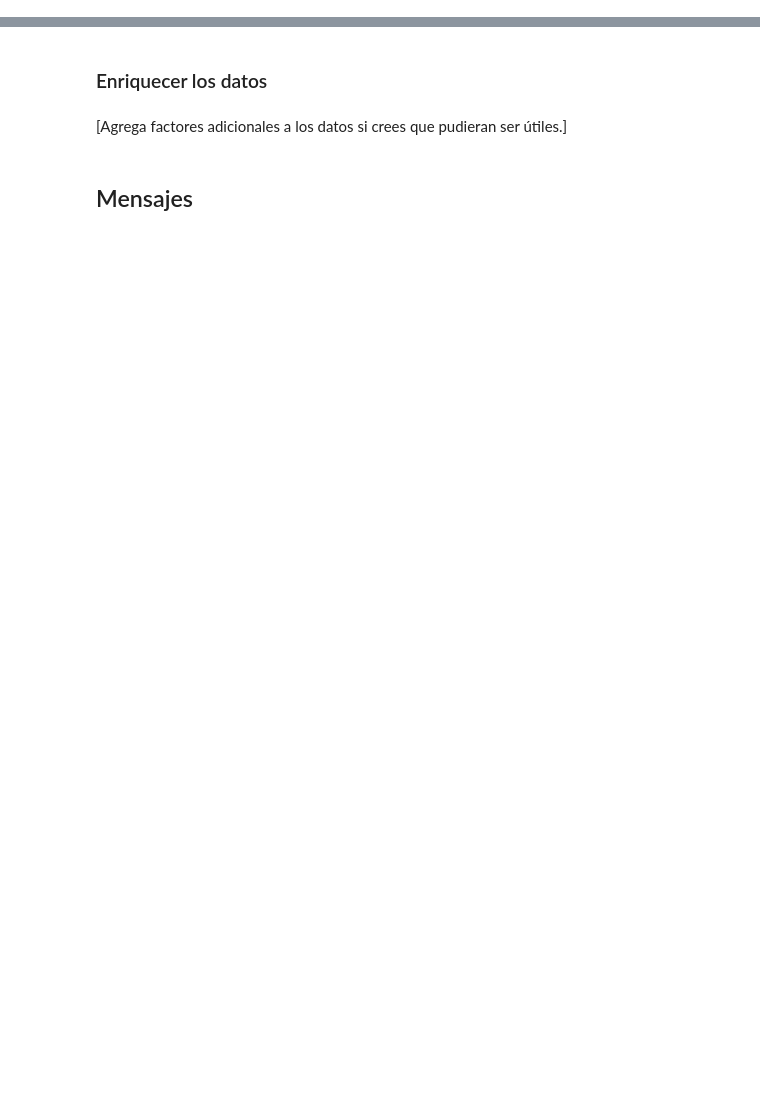
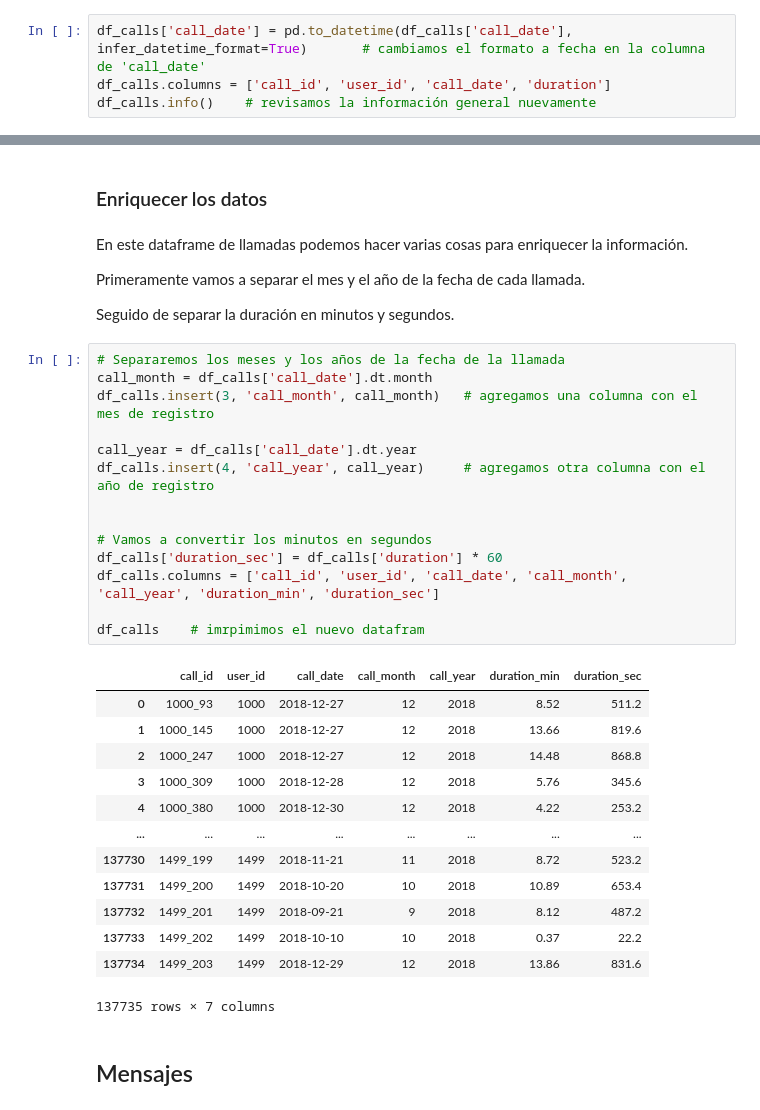
Before and after one commit to aldotoms/Proyectos-Finales-Github, a Jupyter notebook: Proyecto_SP5_V1.0.ipynb, the cells around one changed output, grey strips where cells are left out. Drawn from its saved outputs; the diff is of its cells as text; blank space fills up the shorter version.

```diff
--- a/Proyecto_SP5_V1.0.ipynb
+++ b/Proyecto_SP5_V1.0.ipynb
@@ -269,0 +356,4 @@ df_users.head()
+# %%
+df_calls['call_date'] = pd.to_datetime(df_calls['call_date'], infer_datetime_format=True)       # cambiamos el formato a fecha en la columna de 'call_date'
+df_calls.columns = ['call_id', 'user_id', 'call_date', 'duration']
+df_calls.info()    # revisamos la información general nuevamente
@@ -270,7 +372,39 @@ df_users.head()
 # %% [markdown]
 ### Enriquecer los datos
-# %% [markdown]
-[Agrega factores adicionales a los datos si crees que pudieran ser útiles.]
+# %% [markdown]
+En este dataframe de llamadas podemos hacer varias cosas para enriquecer la información.
+
+Primeramente vamos a separar el mes y el año de la fecha de cada llamada.
+
+Seguido de separar la duración en minutos y segundos.
+# %%
+# Separaremos los meses y los años de la fecha de la llamada
+call_month = df_calls['call_date'].dt.month
+df_calls.insert(3, 'call_month', call_month)   # agregamos una columna con el mes de registro
+
+call_year = df_calls['call_date'].dt.year
+df_calls.insert(4, 'call_year', call_year)     # agregamos otra columna con el año de registro
+
+
+# Vamos a convertir los minutos en segundos
+df_calls['duration_sec'] = df_calls['duration'] * 60
+df_calls.columns = ['call_id', 'user_id', 'call_date', 'call_month', 'call_year', 'duration_min', 'duration_sec']
+
+df_calls    # imrpimimos el nuevo datafram
+# %% [output]
+|  | call_id | user_id | call_date | call_month | call_year | duration_min | duration_sec |
+| 0 | 1000_93 | 1000 | 2018-12-27 | 12 | 2018 | 8.52 | 511.2 |
+| 1 | 1000_145 | 1000 | 2018-12-27 | 12 | 2018 | 13.66 | 819.6 |
+| 2 | 1000_247 | 1000 | 2018-12-27 | 12 | 2018 | 14.48 | 868.8 |
+| 3 | 1000_309 | 1000 | 2018-12-28 | 12 | 2018 | 5.76 | 345.6 |
+| 4 | 1000_380 | 1000 | 2018-12-30 | 12 | 2018 | 4.22 | 253.2 |
+| ... | ... | ... | ... | ... | ... | ... | ... |
+| 137730 | 1499_199 | 1499 | 2018-11-21 | 11 | 2018 | 8.72 | 523.2 |
+| 137731 | 1499_200 | 1499 | 2018-10-20 | 10 | 2018 | 10.89 | 653.4 |
+| 137732 | 1499_201 | 1499 | 2018-09-21 | 9 | 2018 | 8.12 | 487.2 |
+| 137733 | 1499_202 | 1499 | 2018-10-10 | 10 | 2018 | 0.37 | 22.2 |
+| 137734 | 1499_203 | 1499 | 2018-12-29 | 12 | 2018 | 13.86 | 831.6 |
+137735 rows × 7 columns
 # %% [markdown]
 ## Mensajes
 # %%
```
Also changed, not shown: parts of 43 cells of this notebook.
